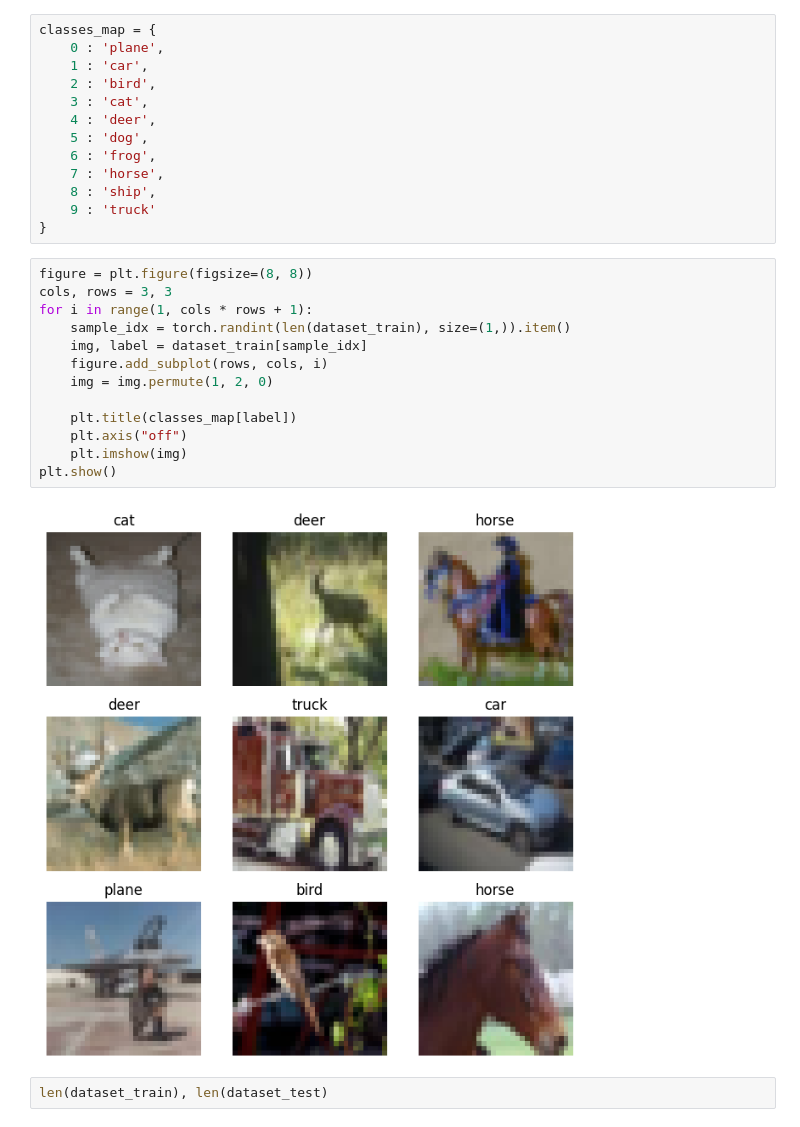
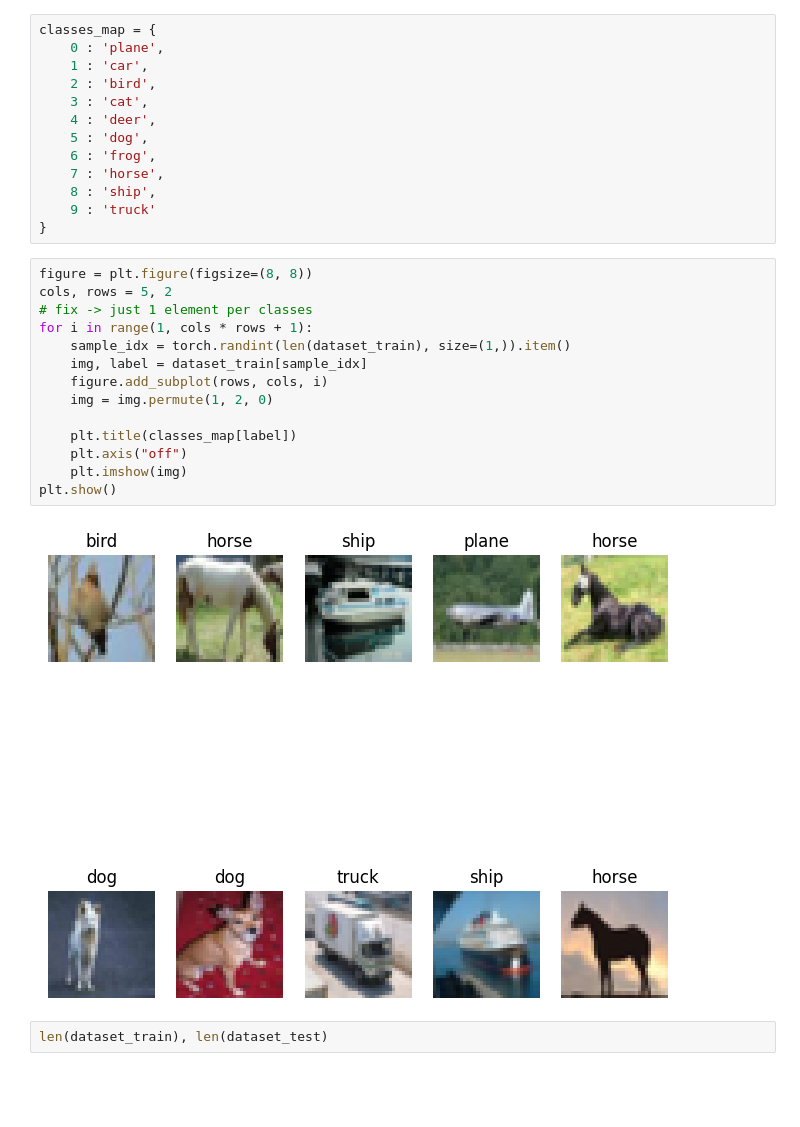
Before and after one commit to cricci3/DeepLearningLab, a Jupyter notebook: Assignment 2/Assignment2.ipynb, the cells around one changed output. Cells and saved outputs as stored; diff of their text form; blank space fills up the shorter version.

```diff
--- a/Assignment 2/Assignment2.ipynb
+++ b/Assignment 2/Assignment2.ipynb
@@ -47,19 +46,20 @@ classes_map = {
 }
 # %%
 figure = plt.figure(figsize=(8, 8))
-cols, rows = 3, 3
+cols, rows = 5, 2
+# fix -> just 1 element per classes
 for i in range(1, cols * rows + 1):
     sample_idx = torch.randint(len(dataset_train), size=(1,)).item()
     img, label = dataset_train[sample_idx]
     figure.add_subplot(rows, cols, i)
     img = img.permute(1, 2, 0)
 
     plt.title(classes_map[label])
     plt.axis("off")
     plt.imshow(img)
 plt.show()
 # %% [output]
-[figure, old version]
+[figure, new version]
 # %%
 len(dataset_train), len(dataset_test)
 # %% [output]
```
Also changed, not shown: parts of 1 cell of this notebook.
